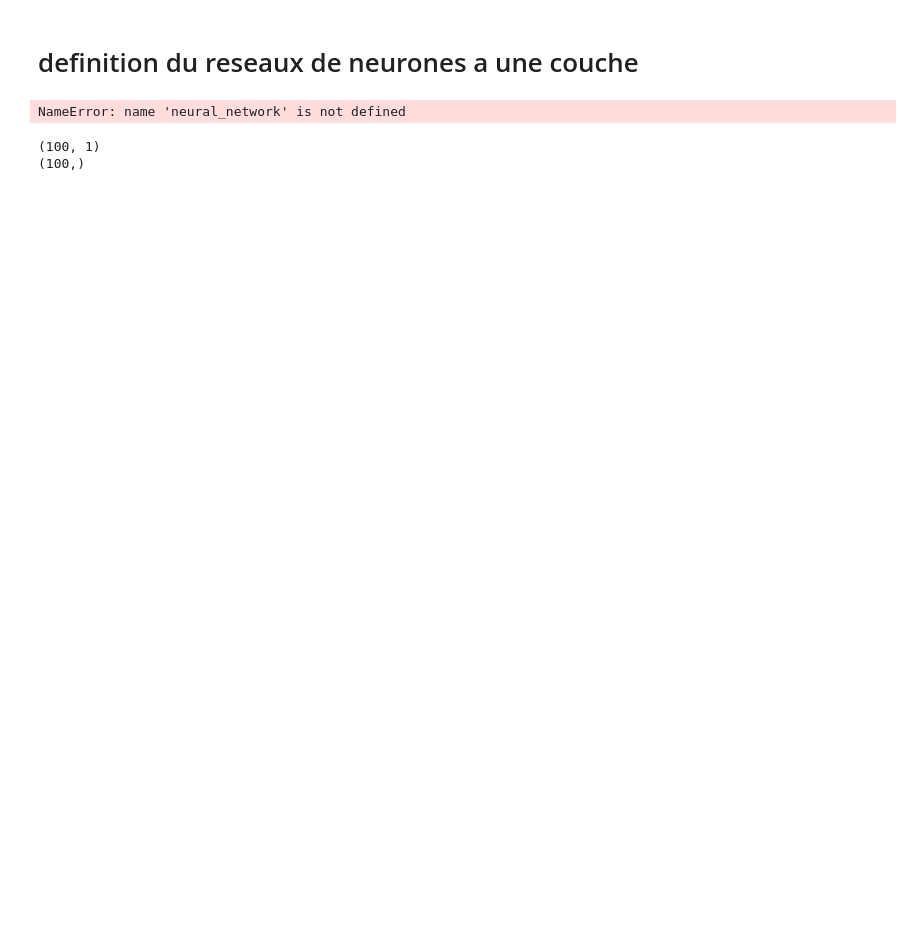
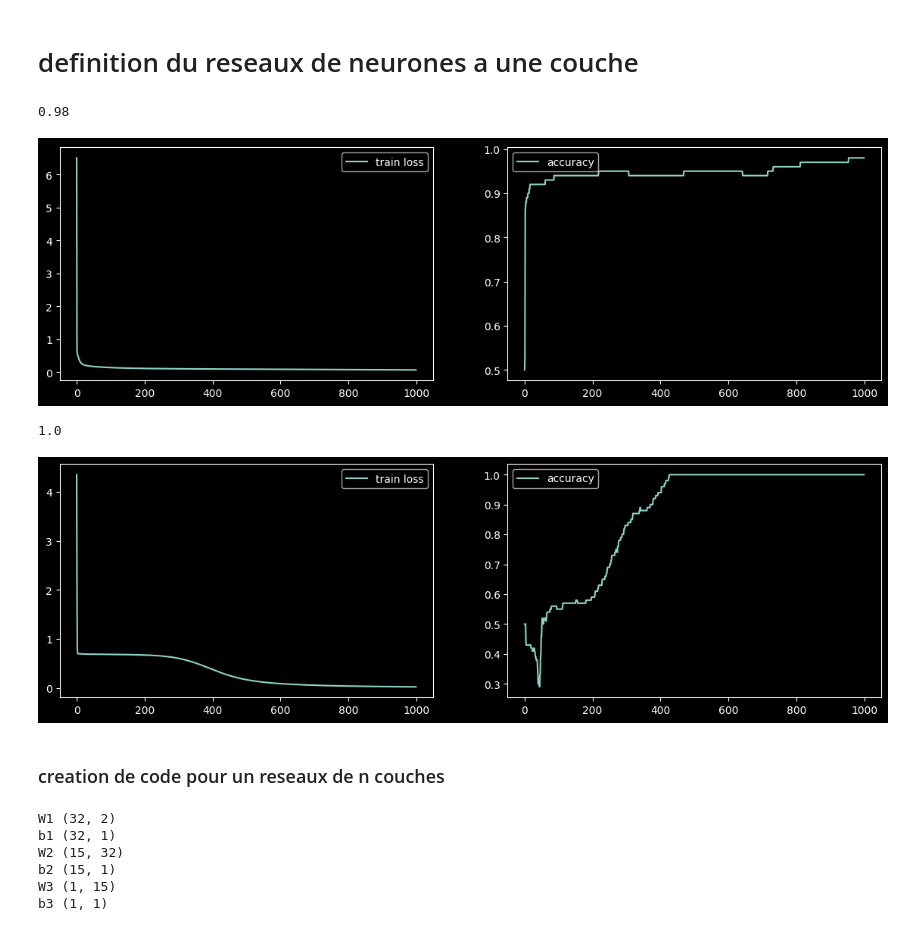
Before and after one commit to OMARterf/Reseaux_de_neurones_a_une-couches, a Jupyter notebook: reseaux_de_neurones_a_une_couches.ipynb, the cells around one changed output. Cells and saved outputs as stored; diff of their text form; code cells hidden in the pictures; blank space fills up the shorter version.

```diff
--- a/reseaux_de_neurones_a_une_couches.ipynb
+++ b/reseaux_de_neurones_a_une_couches.ipynb
@@ -186,7 +186,7 @@ def forward_propagation(X,parametres):
 
     return activations
 # %%
-def back_propagation(X,y,parametres,activations):
+def back_propagation_2(X,y,parametres,activations):
 
     a1 = activations['a1']
     w2 = parametres['w2']
@@ -213,7 +213,7 @@ def back_propagation(X,y,parametres,activations):
 
     return gradients
 # %%
-def update(parametres,gradients,learning_rate):
+def update_2(parametres,gradients,learning_rate):
 
     w1 = parametres['w1']
     b1 = parametres['b1']
@@ -241,34 +241,34 @@ def update(parametres,gradients,learning_rate):
     }
     return parametres
 # %%
-def predict(X,parametres):
-    activations = forward_propagation(X,parametres)
+def predict_2(X,parametres):
+    activations = forward_propagation_2(X,parametres)
     a2 = activations['a2']
     return a2 >= 0.5
 # %%
 from sklearn.metrics import accuracy_score, log_loss
 # %%
-def neural_network(X,y,n1,learning_rate=0.1,n_iter=1000):
+def neural_network_2(X,y,n1,learning_rate=0.1,n_iter=1000):
     X = X.T
     y = y.reshape((1, y.shape[0]))
     n0  = X.shape[0]
     n2 = y.shape[0]
 
-    parametres = initialisation(n0,n1,n2)
+    parametres = initialisation_2(n0,n1,n2)
     loss = []
     acc = []
     for i in tqdm(range(n_iter)):
-        activations = forward_propagation(X,parametres)
+        activations = forward_propagation_2(X,parametres)
         a2 = activations['a2']
         if i %10 == 0:
             loss.append(log_loss(y.flatten(), a2.flatten()))
-            y_pred = predict(X, parametres)
+            y_pred = predict_2(X, parametres)
             acc.append(accuracy_score(y.flatten(), y_pred.flatten()))
 
-        gradients = back_propagation(X,y,parametres,activations)
-        parametres = update(parametres,gradients,learning_rate)
+        gradients = back_propagation_2(X,y,parametres,activations)
+        parametres = update_2(parametres,gradients,learning_rate)
 
-    y_pred = predict()
+    y_pred = predict_2(X, parametres)
     print(accuracy_score(y.ravel(),y_pred.ravel()))
     plt.figure(figsize=(14,4))
     plt.subplot(1,2,1)
@@ -281,14 +281,12 @@ def neural_network(X,y,n1,learning_rate=0.1,n_iter=1000):
     plt.show()
     return (parametres)
 # %%
-parametres_li = neural_network(X_li,y_li,n1=32,learning_rate=0.001,n_iter=10000)
-parametres_nl = neural_network(X_nl,y_nl,n1=32,learning_rate=0.001,n_iter=10000)
+parametres_li = neural_network_2(X_li,y_li,n1=32,learning_rate=0.001,n_iter=10000)
+parametres_nl = neural_network_2(X_nl,y_nl,n1=32,learning_rate=0.001,n_iter=10000)
 # %% [output]
-NameError: name 'neural_network' is not defined
+0.98
+[figure, added]
+1.0
+[figure, added]
-# %%
-print(y_nl.shape)
-y_nl = y_nl.flatten()
-print(y_nl.shape)
-# %% [output]
-(100, 1)
-(100,)
+# %% [markdown]
+### creation de code pour un reseaux de n couches
@@ -294,0 +304,13 @@ print(y_nl.shape)
+# %%
+# test de la fonction d'initialisation
+parametres_test = initialisation([2,32,15,1])
+
+for key,val in parametres_test.items():
+    print(key,val.shape)
+# %% [output]
+W1 (32, 2)
+b1 (32, 1)
+W2 (15, 32)
+b2 (15, 1)
+W3 (1, 15)
+b3 (1, 1)
```
Also changed, not shown: parts of 13 cells of this notebook.
